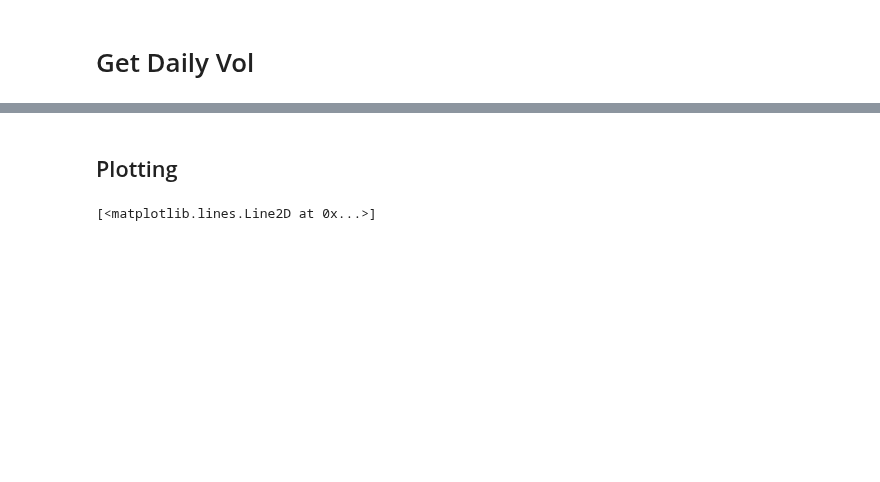
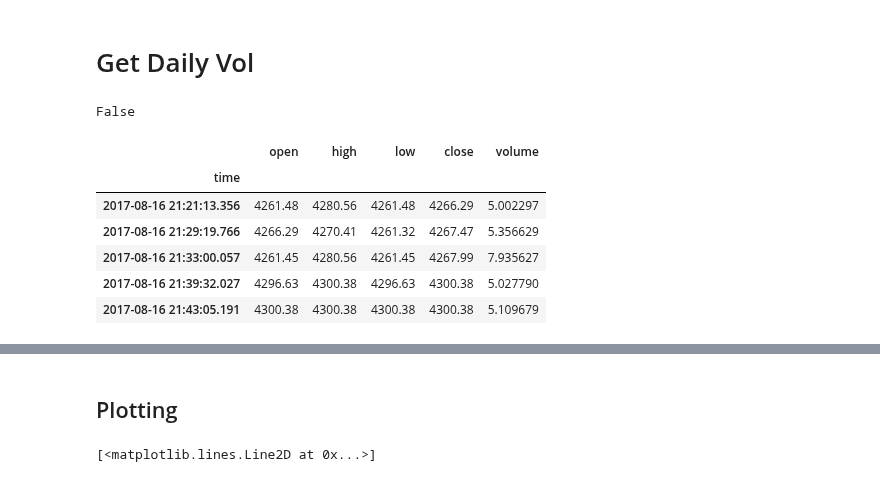
Before and after one commit to sunnymnie/bitcoin-printer, a Jupyter notebook: 3-data-labelling/1-get-daily-vol.ipynb, the cells around one changed output, grey strips where cells are left out. Saved outputs shown, nothing was run; the diff lists cells and outputs as text; code cells hidden in the pictures; blank space fills up the shorter version.

```diff
--- a/3-data-labelling/1-get-daily-vol.ipynb
+++ b/3-data-labelling/1-get-daily-vol.ipynb
@@ -10,2 +10,16 @@ df = pd.read_csv("../data/testing.csv")
 df = df.set_index(pd.to_datetime(df.time)).drop(["time"], axis=1)
+# %%
+df.index.is_monotonic_increasing
+# %% [output]
+False
+# %%
+df.head()
+# %% [output]
+|  | open | high | low | close | volume |
+| time |  |  |  |  |  |
+| 2017-08-16 21:21:13.356 | 4261.48 | 4280.56 | 4261.48 | 4266.29 | 5.002297 |
+| 2017-08-16 21:29:19.766 | 4266.29 | 4270.41 | 4261.32 | 4267.47 | 5.356629 |
+| 2017-08-16 21:33:00.057 | 4261.45 | 4280.56 | 4261.45 | 4267.99 | 7.935627 |
+| 2017-08-16 21:39:32.027 | 4296.63 | 4300.38 | 4296.63 | 4300.38 | 5.027790 |
+| 2017-08-16 21:43:05.191 | 4300.38 | 4300.38 | 4300.38 | 4300.38 | 5.109679 |
 # %%
```
Also changed, not shown: parts of 5 cells of this notebook, 6 other files.
